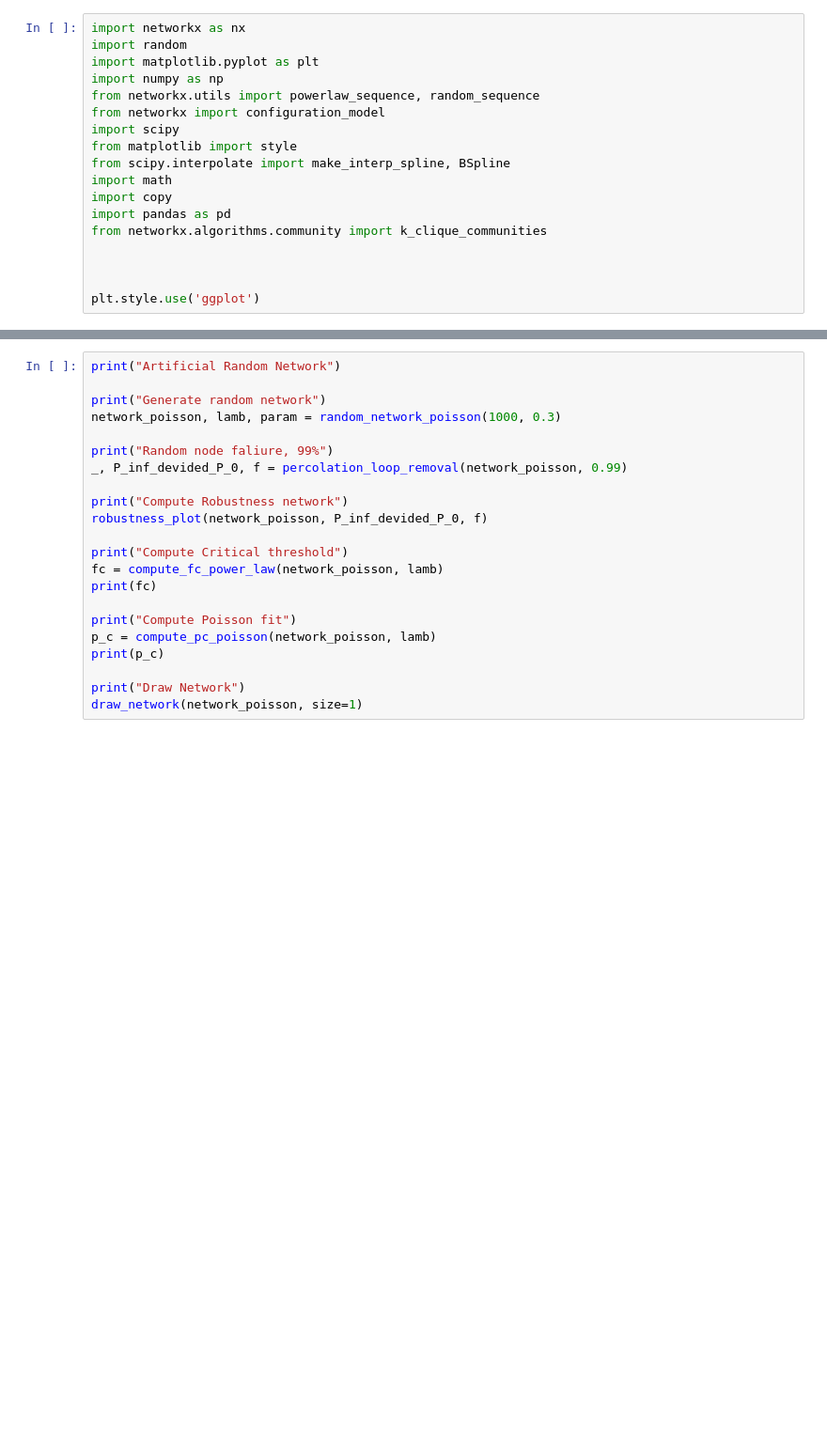
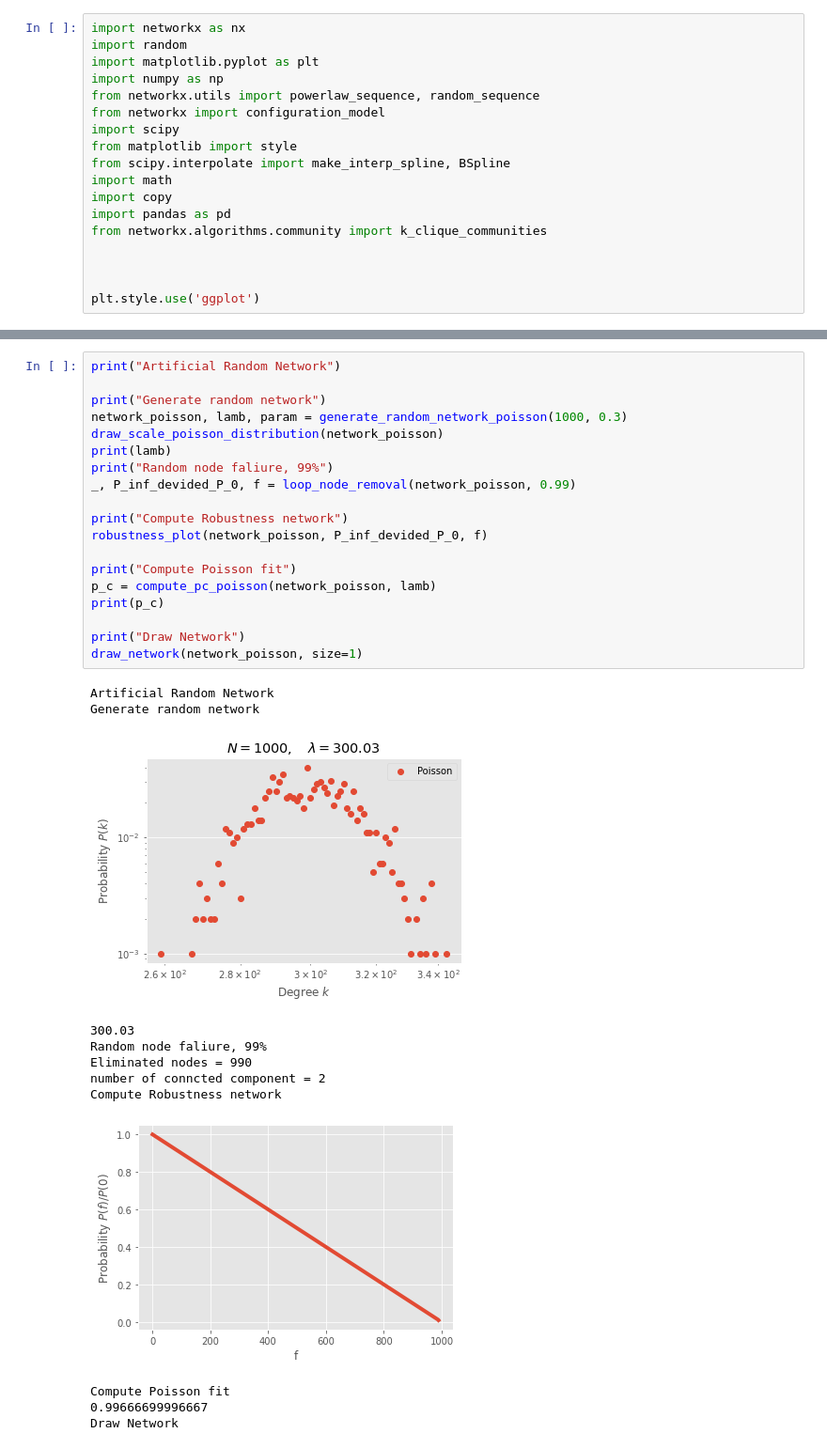
Before and after one commit to Big-data-Group-97/Learning-From-Netwok-Project-, a Jupyter notebook: LearnigFromNetwork.ipynb, the cells around one changed output, grey strips where cells are left out. Shown at 94% size. Cells and saved outputs as stored; diff of their text form; blank space fills up the shorter version.

```diff
--- a/LearnigFromNetwork.ipynb
+++ b/LearnigFromNetwork.ipynb
@@ -384,22 +398,32 @@ Compute Critical threshold
 # %%
 print("Artificial Random Network")
 
 print("Generate random network")
-network_poisson, lamb, param = random_network_poisson(1000, 0.3)
-
+network_poisson, lamb, param = generate_random_network_poisson(1000, 0.3)
+draw_scale_poisson_distribution(network_poisson)
+print(lamb)
 print("Random node faliure, 99%")
-_, P_inf_devided_P_0, f = percolation_loop_removal(network_poisson, 0.99)
+_, P_inf_devided_P_0, f = loop_node_removal(network_poisson, 0.99)
 
 print("Compute Robustness network")
 robustness_plot(network_poisson, P_inf_devided_P_0, f)
-
-print("Compute Critical threshold")
-fc = compute_fc_power_law(network_poisson, lamb)
-print(fc)
 
 print("Compute Poisson fit")
 p_c = compute_pc_poisson(network_poisson, lamb)
 print(p_c)
 
 print("Draw Network")
 draw_network(network_poisson, size=1)
+# %% [output]
+Artificial Random Network
+Generate random network
+[figure, added]
+300.03
+Random node faliure, 99%
+Eliminated nodes = 990
+number of conncted component = 2
+Compute Robustness network
+[figure, added]
+Compute Poisson fit
+0.99666699996667
+Draw Network
```
Also changed, not shown: parts of 10 cells of this notebook.
